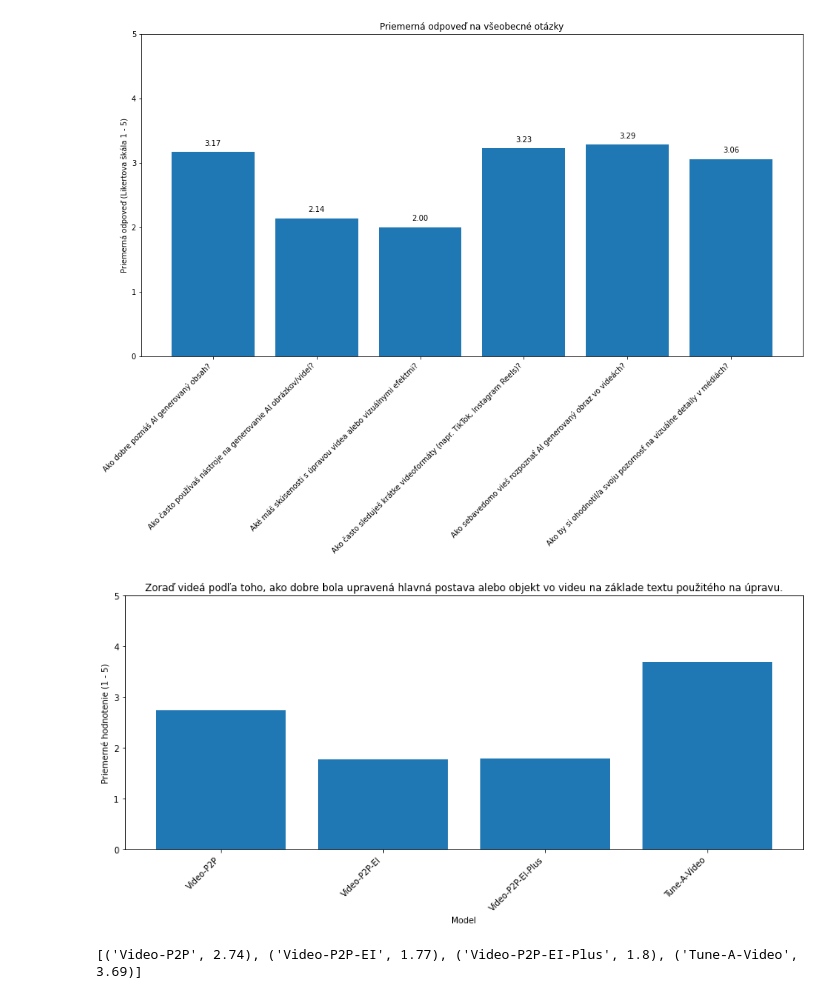
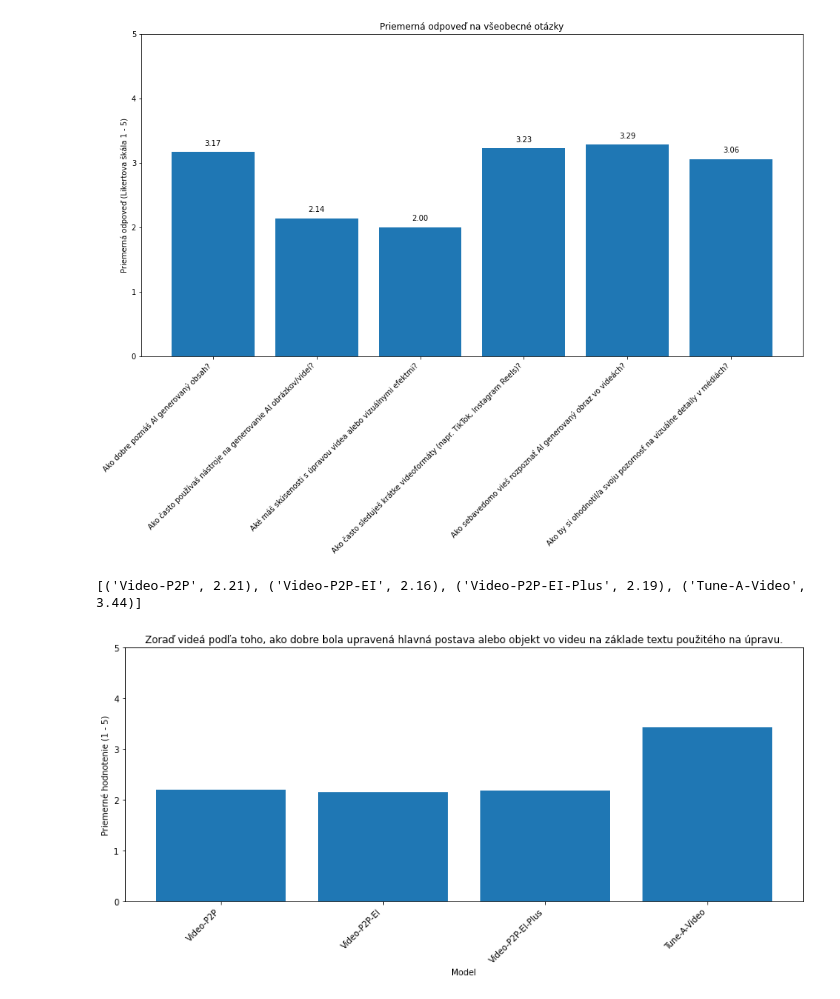
Before and after one commit to marrb/DIP, a Jupyter notebook: data_processing/user_study_results_processing/process_questions.ipynb, the cells around one changed output. Saved outputs shown, nothing was run; the diff lists cells and outputs as text; code cells hidden in the pictures.

Commit message:
fix: take into account all the same questions

```diff
--- a/data_processing/user_study_results_processing/process_questions.ipynb
+++ b/data_processing/user_study_results_processing/process_questions.ipynb
@@ -134,9 +152,9 @@ def process_choice_video_question(question_id: str) -> None:
 # %%
 # Evaluate first video question (prompt allignment)
-question_id = "dGltjzC0vpeHDQwjXgf9"
-process_ranking_video_question(question_id)
+question_ids = ["dGltjzC0vpeHDQwjXgf9", "0tdl9jgCfhZ3423laywU", "BKeqDnoUW2y1wYAL93Zr", "TsLIUdhojKBv4tsnd4fQ", "6EleqLgCAfeWORTF3iDa", "ZvPQBKYx2HeUnJMMwlbg"]
+process_ranking_video_question(question_ids)
 # %% [output]
+[('Video-P2P', 2.21), ('Video-P2P-EI', 2.16), ('Video-P2P-EI-Plus', 2.19), ('Tune-A-Video', 3.44)]
-[figure, old version]
+[figure, new version]
-[('Video-P2P', 2.74), ('Video-P2P-EI', 1.77), ('Video-P2P-EI-Plus', 1.8), ('Tune-A-Video', 3.69)]
 # %%
 # Evaluate second video question (temporal consistency)
```
Also changed, not shown: parts of 4 cells of this notebook, 1 other file.
